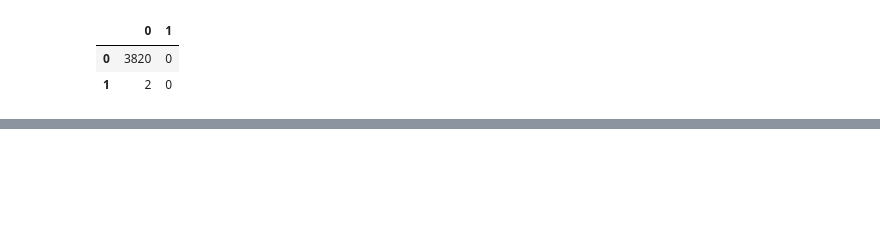
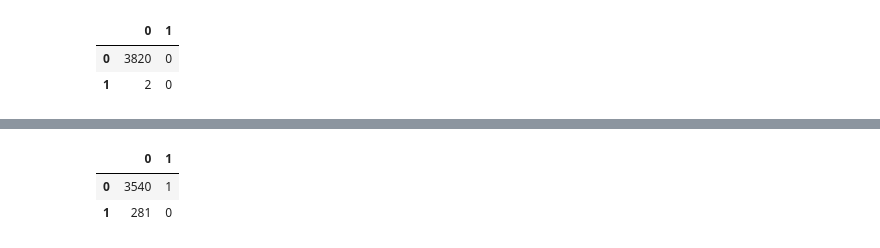
Before and after one commit to robd123/AML, a Jupyter notebook: Project2/Project2.ipynb, the cells around one changed output, grey strips where cells are left out. Saved outputs shown, nothing was run; the diff lists cells and outputs as text; code cells hidden in the pictures; blank space fills up the shorter version.

```diff
--- a/Project2/Project2.ipynb
+++ b/Project2/Project2.ipynb
@@ -263,0 +261,17 @@ pd.DataFrame(cm, index=labels, columns=labels)
+# %%
+X_ct = food_scaled_ct
+
+X_train, X_test, Y_train, Y_test = train_test_split(X_ct, Y[['appetizer']], test_size = 0.30, random_state = 0)
+
+classifier = LogisticRegression()
+classifier.fit(X_train, Y_train)
+
+appetizer_pred = classifier.predict(X_test)
+
+labels = [0, 1]
+cm = confusion_matrix(Y_test, appetizer_pred, labels=labels)
+pd.DataFrame(cm, index=labels, columns=labels)
+# %% [output]
+|  | 0 | 1 |
+| 0 | 3540 | 1 |
+| 1 | 281 | 0 |
```
Also changed, not shown: parts of 13 cells of this notebook.
